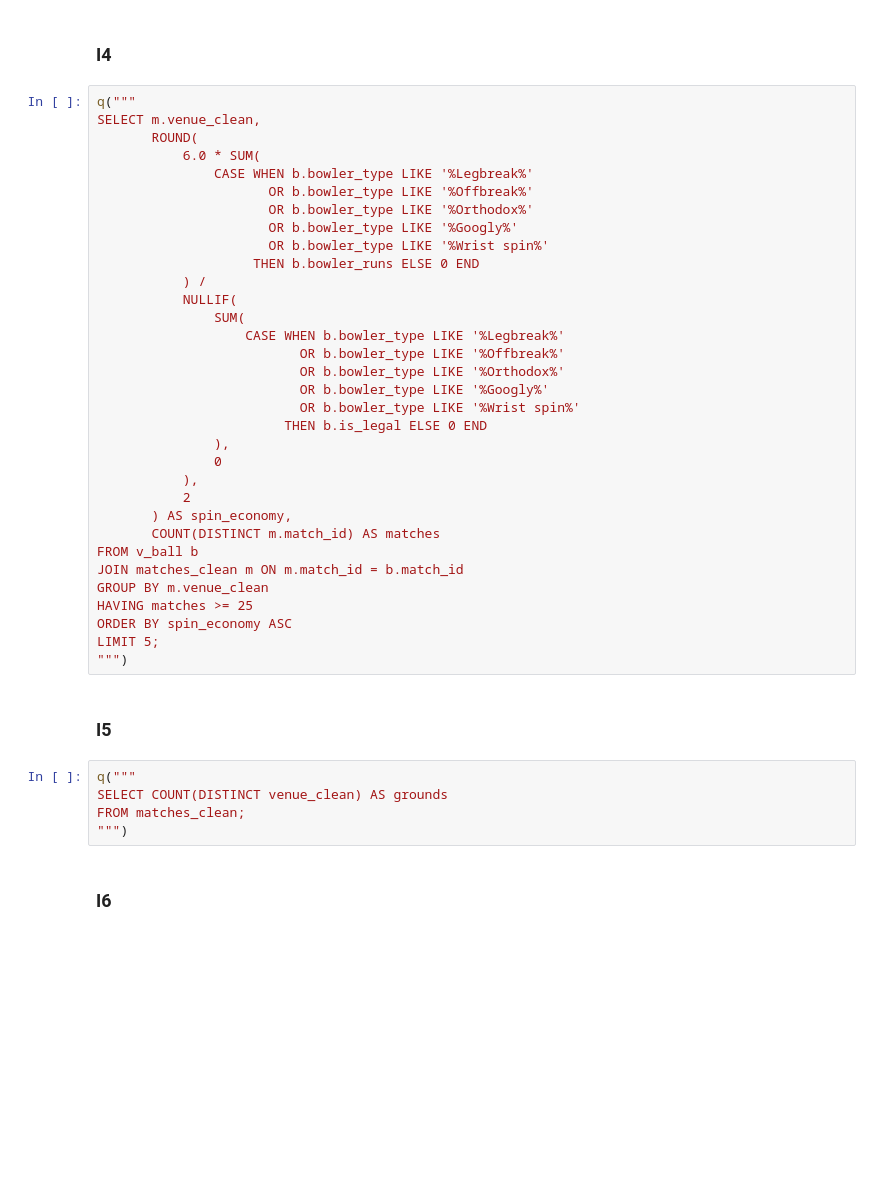
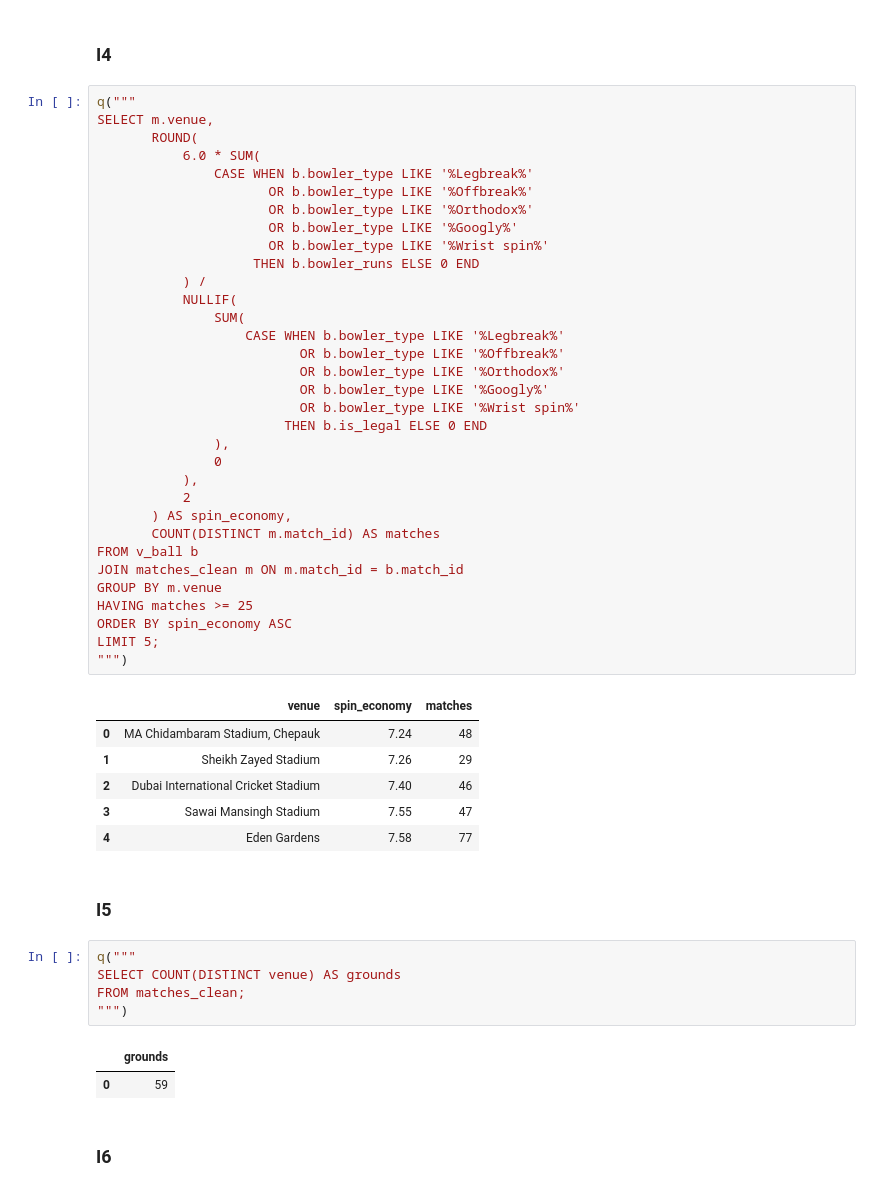
Before and after one commit to muhammednajif/ipl-cricket-analytics, a Jupyter notebook: notebooks/03_analysis.ipynb, the cells around one changed output. Drawn from its saved outputs; the diff is of its cells as text; blank space fills up the shorter version.

```diff
--- a/notebooks/03_analysis.ipynb
+++ b/notebooks/03_analysis.ipynb
@@ -1594,44 +1671,54 @@ LIMIT 5;
 ### I4
 # %%
 q("""
-SELECT m.venue_clean,
+SELECT m.venue,
        ROUND(
            6.0 * SUM(
                CASE WHEN b.bowler_type LIKE '%Legbreak%'
                       OR b.bowler_type LIKE '%Offbreak%'
                       OR b.bowler_type LIKE '%Orthodox%'
                       OR b.bowler_type LIKE '%Googly%'
                       OR b.bowler_type LIKE '%Wrist spin%'
                     THEN b.bowler_runs ELSE 0 END
            ) /
            NULLIF(
                SUM(
                    CASE WHEN b.bowler_type LIKE '%Legbreak%'
                           OR b.bowler_type LIKE '%Offbreak%'
                           OR b.bowler_type LIKE '%Orthodox%'
                           OR b.bowler_type LIKE '%Googly%'
                           OR b.bowler_type LIKE '%Wrist spin%'
                         THEN b.is_legal ELSE 0 END
                ),
                0
            ),
            2
        ) AS spin_economy,
        COUNT(DISTINCT m.match_id) AS matches
 FROM v_ball b
 JOIN matches_clean m ON m.match_id = b.match_id
-GROUP BY m.venue_clean
+GROUP BY m.venue
 HAVING matches >= 25
 ORDER BY spin_economy ASC
 LIMIT 5;
 """)
+# %% [output]
+|  | venue | spin_economy | matches |
+| 0 | MA Chidambaram Stadium, Chepauk | 7.24 | 48 |
+| 1 | Sheikh Zayed Stadium | 7.26 | 29 |
+| 2 | Dubai International Cricket Stadium | 7.40 | 46 |
+| 3 | Sawai Mansingh Stadium | 7.55 | 47 |
+| 4 | Eden Gardens | 7.58 | 77 |
 # %% [markdown]
 ### I5
 # %%
 q("""
-SELECT COUNT(DISTINCT venue_clean) AS grounds
+SELECT COUNT(DISTINCT venue) AS grounds
 FROM matches_clean;
 """)
+# %% [output]
+|  | grounds |
+| 0 | 59 |
 # %% [markdown]
 ### I6
 # %%
```
Also changed, not shown: parts of 63 cells of this notebook, 2 other files.
